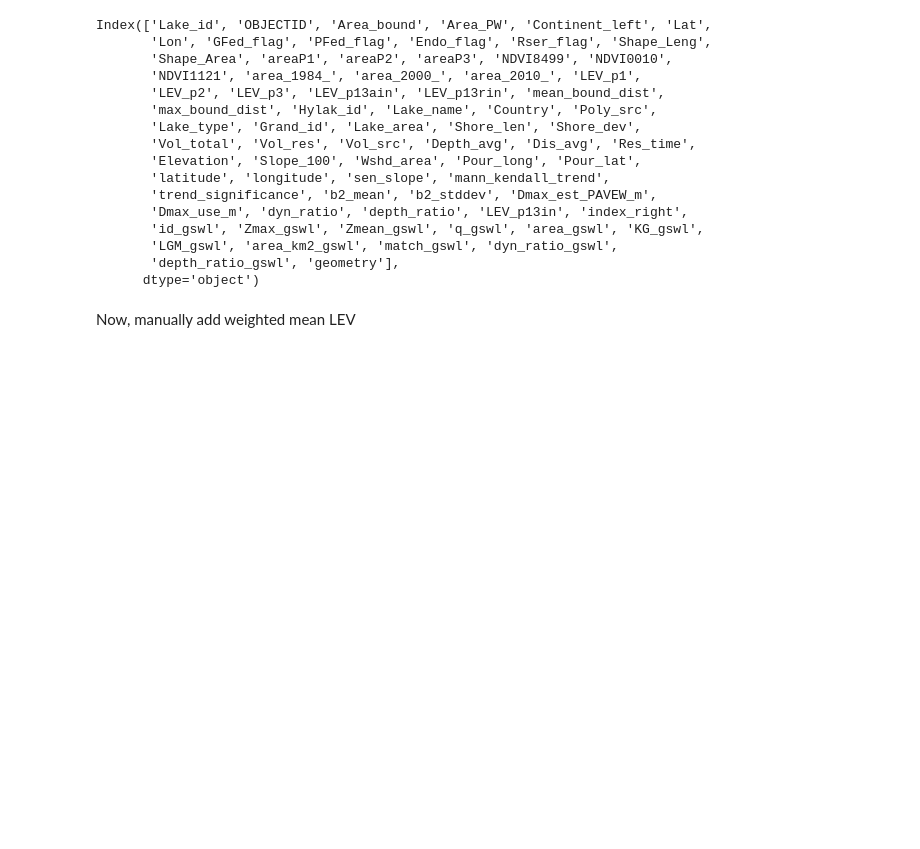
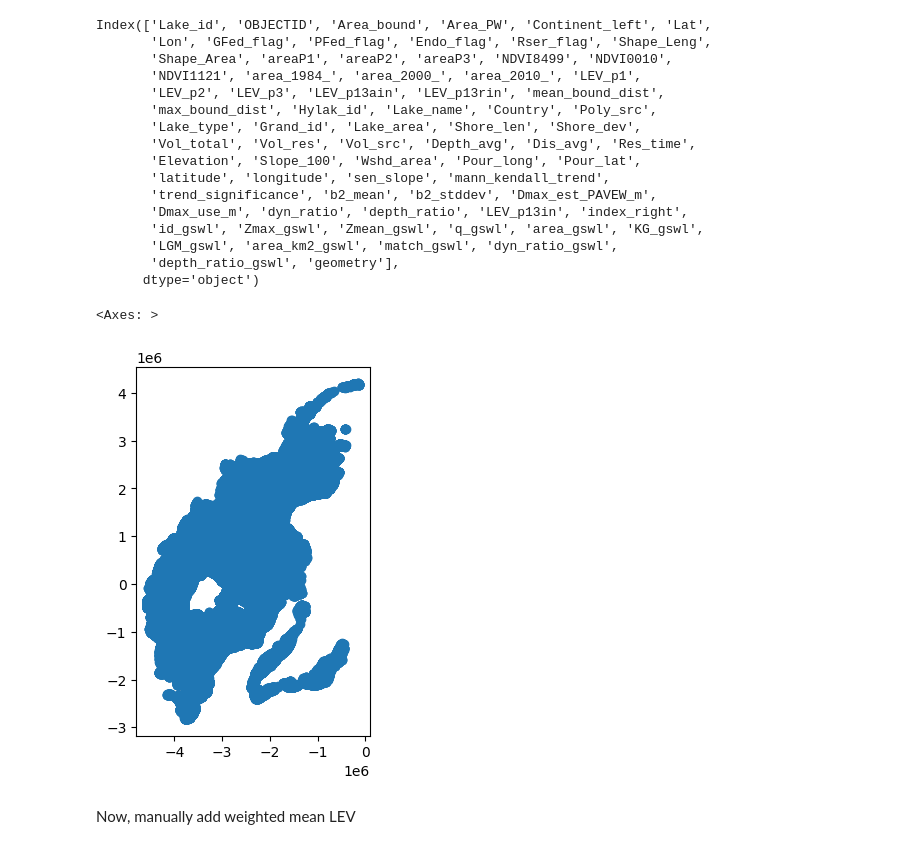
Before and after one commit to ekcomputer/land-cover, a Jupyter notebook: notebooks/joins/regrid_to_bawld_and_plot.ipynb, the cells around one changed output. Cells and saved outputs as stored; diff of their text form; code cells hidden in the pictures; blank space fills up the shorter version.

```diff
--- a/notebooks/joins/regrid_to_bawld_and_plot.ipynb
+++ b/notebooks/joins/regrid_to_bawld_and_plot.ipynb
@@ -73,6 +111,11 @@ _gdf_points = gpd.GeoDataFrame(
     geometry=gpd.points_from_xy(gdf["Lon"], gdf["Lat"]),
     crs=gdf.crs,
 ).drop(columns=["index_right"]).to_crs(gdf_bawld.crs)
+# %%
+_gdf_points.plot()
+# %% [output]
+<Axes: >
+[figure, added]
 # %%
 # slow version to ensure nanmean
 from pandas.api.types import is_float_dtype
```
Also changed, not shown: parts of 11 cells of this notebook, 2 other files.
